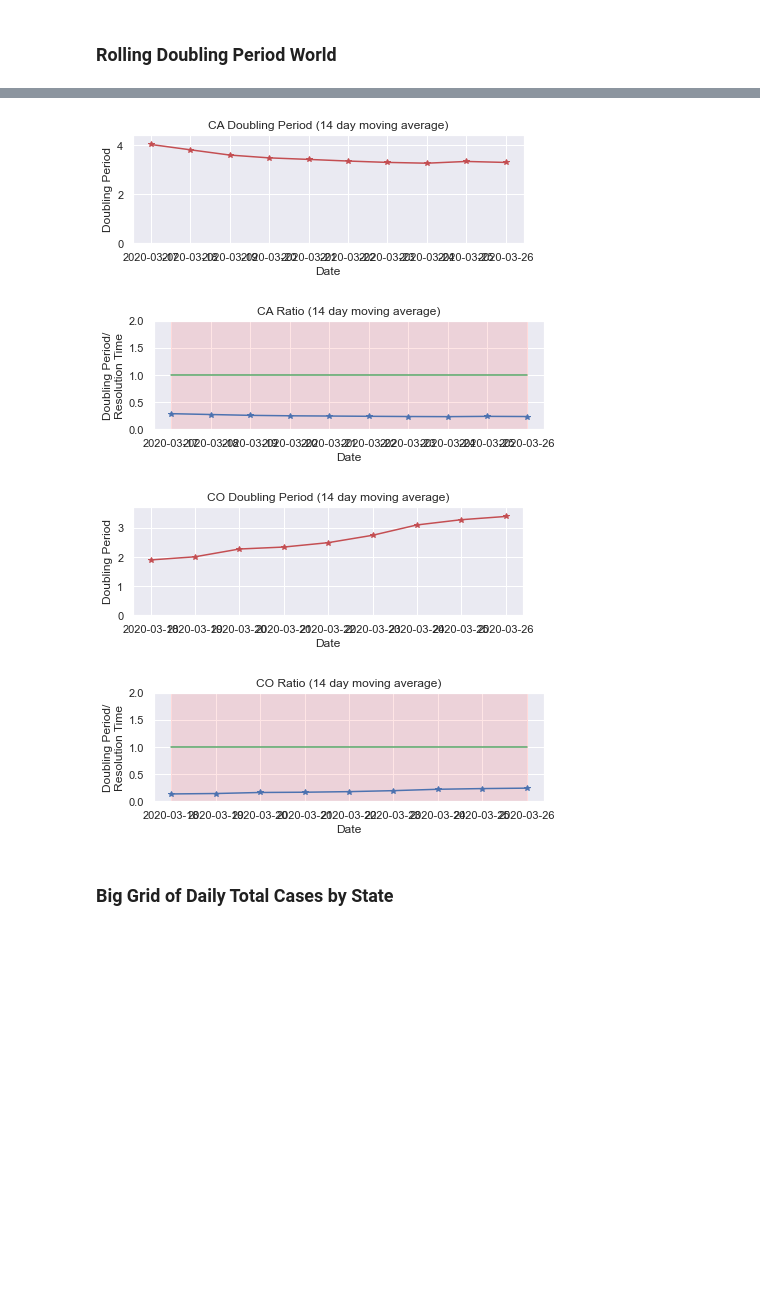
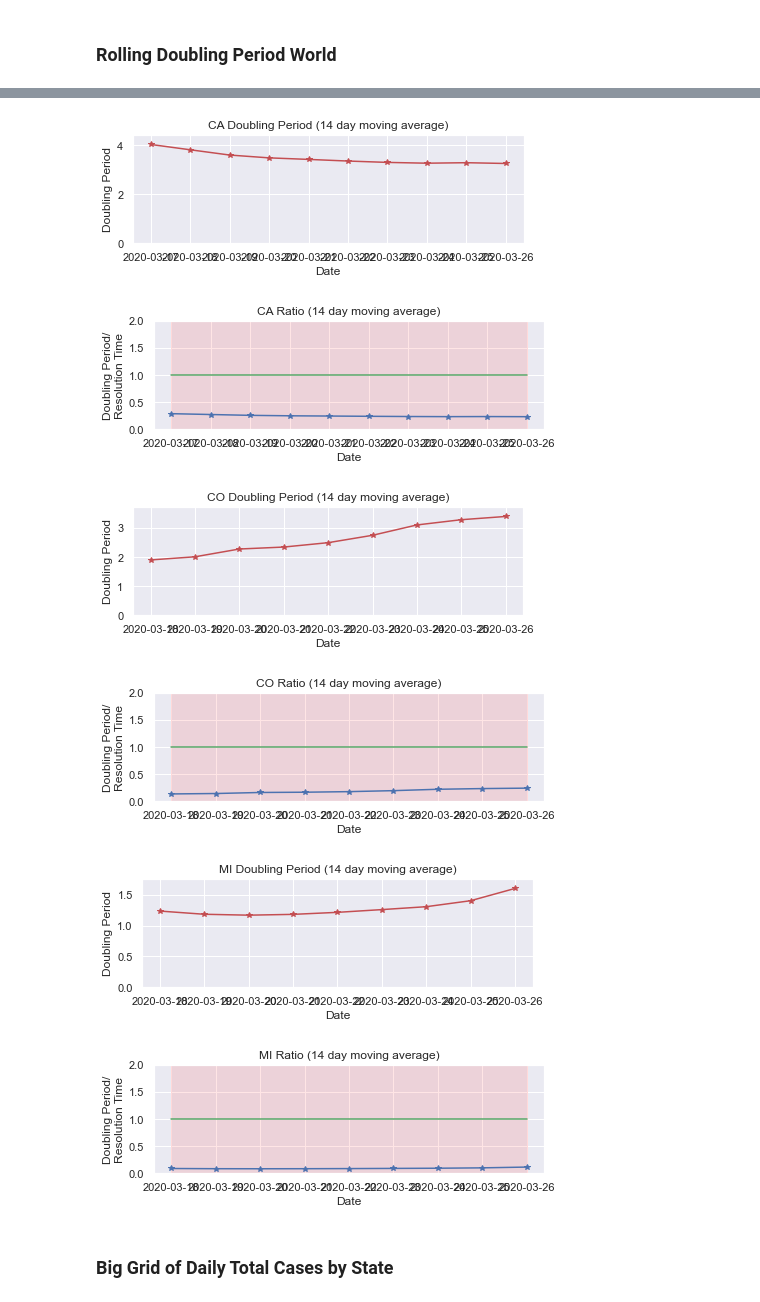
Before and after one commit to DrSkippy/2020covid19, a Jupyter notebook: comparisons.ipynb, the cells around one changed output, grey strips where cells are left out. Saved outputs shown, nothing was run; the diff lists cells and outputs as text; code cells hidden in the pictures; blank space fills up the shorter version.

```diff
--- a/comparisons.ipynb
+++ b/comparisons.ipynb
@@ -370,25 +376,29 @@ period_factor_plot(dfw,"GBR")
 # %%
 dfw, _ = get_state_df(df, "*")
 period_factor_plot(dfw,"*", ylimit=2)
 dfw, _ = get_state_df(df, "WA")
 period_factor_plot(dfw,"WA", ylimit=2)
 dfw, _ = get_state_df(df, "NY")
 period_factor_plot(dfw,"NY", ylimit=2)
 dfw, _ = get_state_df(df, "CA")
 period_factor_plot(dfw,"CA", ylimit=2)
 dfw, _ = get_state_df(df, "CO")
 period_factor_plot(dfw,"CO", ylimit=2)
+dfw, _ = get_state_df(df, "MI")
+period_factor_plot(dfw,"MI", ylimit=2)
 # %% [output]
 [figure]
 [figure]
 [figure]
 [figure]
 [figure]
 [figure]
 [figure]
 [figure]
 [figure]
 [figure]
+[figure, added]
+[figure, added]
 # %% [markdown]
 ### Big Grid of Daily Total Cases by State
 # %%
```
Also changed, not shown: parts of 12 cells of this notebook, 2 other files.
